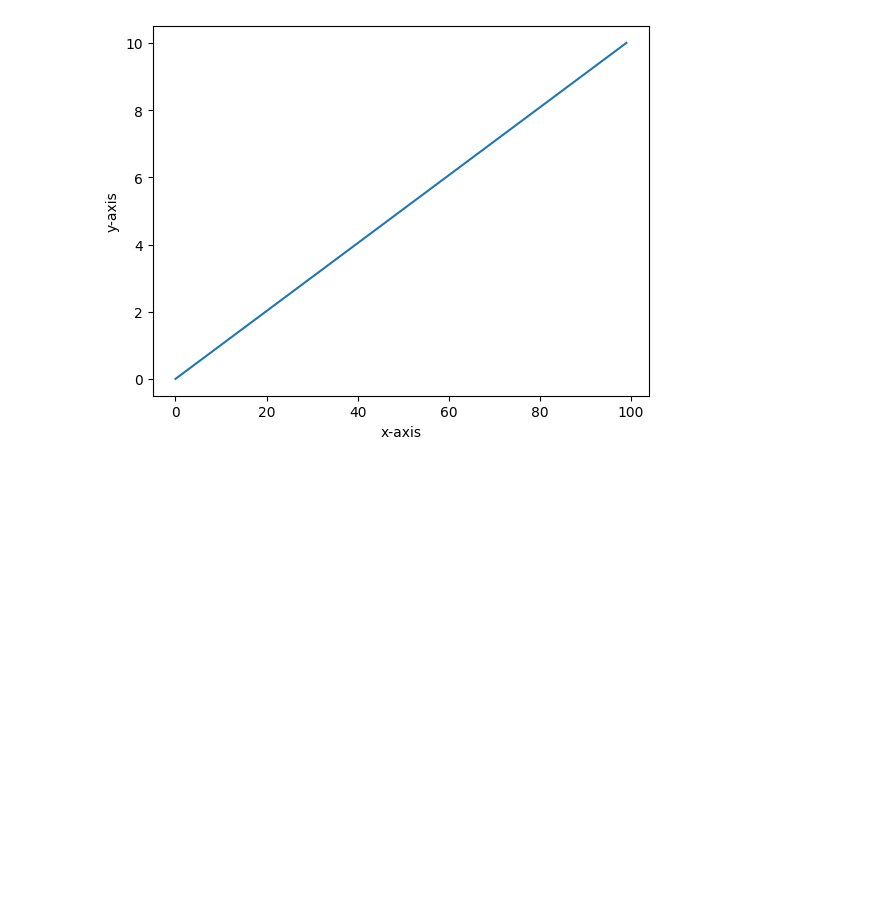
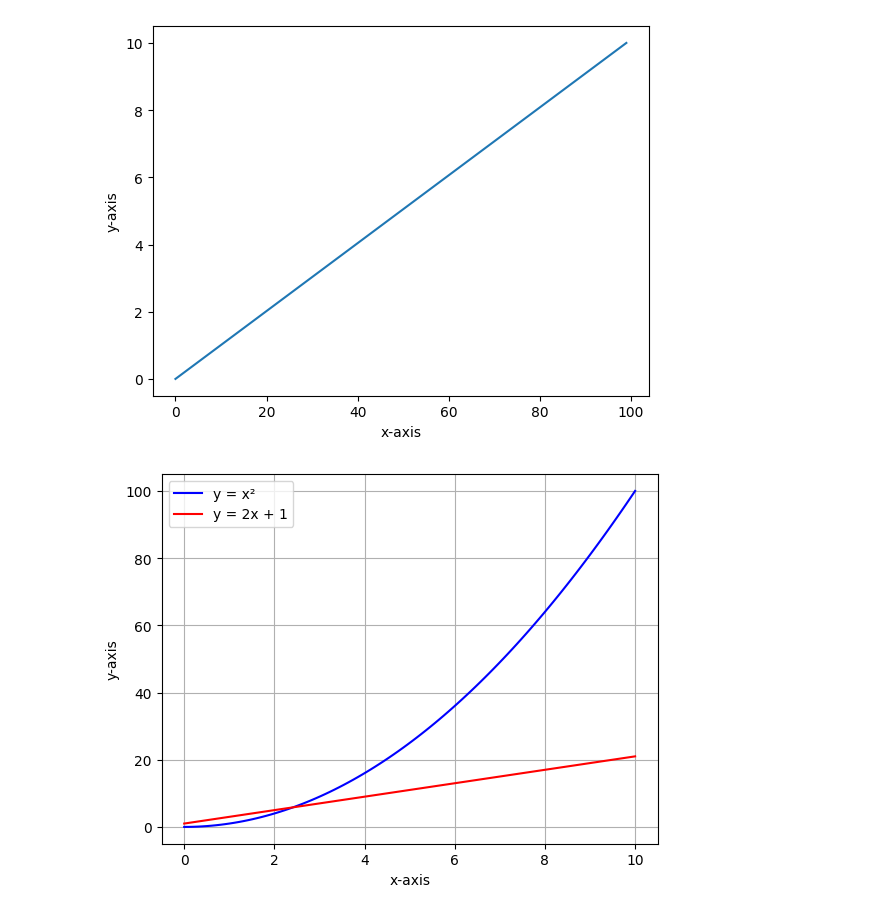
Before and after one commit to lailasadak/lailasadak.github.io, a Jupyter notebook: Sept9Class.ipynb, the cells around one changed output. Saved outputs shown, nothing was run; the diff lists cells and outputs as text; code cells hidden in the pictures; blank space fills up the shorter version.

```diff
--- a/Sept9Class.ipynb
+++ b/Sept9Class.ipynb
@@ -13,3 +13,33 @@ ax.set_ylabel("y-axis")
 plt.show()
 # %% [output]
 [figure]
+# %%
+import matplotlib.pyplot as plt
+import numpy as np
+
+x = np.linspace(0, 10, 100)
+
+# Two functions
+y1 = x**2
+y2 = 2*x + 1
+
+# Create the plot
+fig, ax = plt.subplots()
+
+# Plot each function in a different color
+ax.plot(x, y1, color="blue", label="y = x²")
+ax.plot(x, y2, color="red", label="y = 2x + 1")
+
+# Labels
+ax.set_xlabel("x-axis")
+ax.set_ylabel("y-axis")
+
+# Show legend
+ax.legend()
+
+# Show grid
+ax.grid(True)
+
+plt.show()
+# %% [output]
+[figure, added]
```
